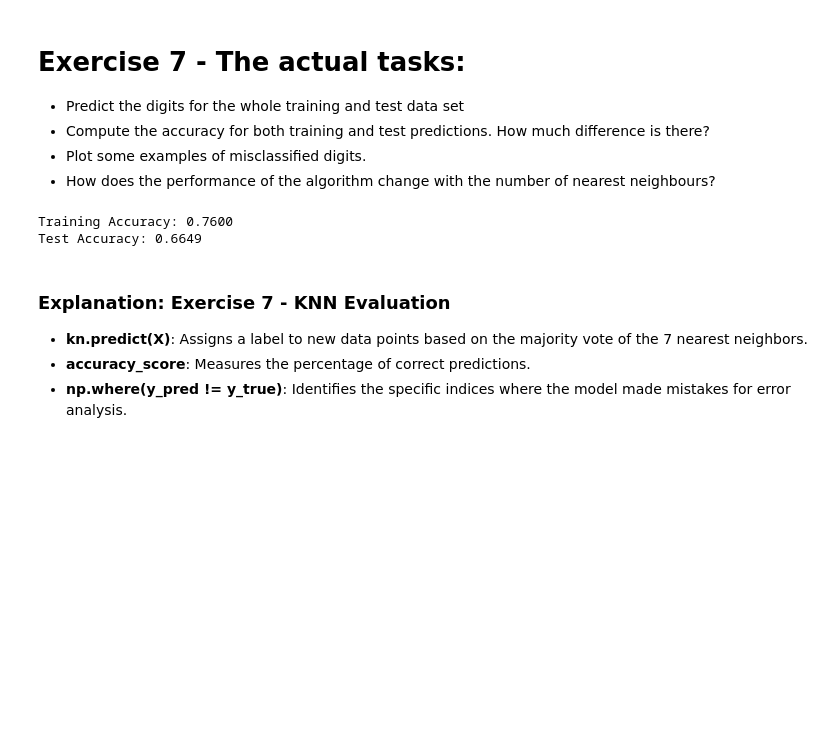
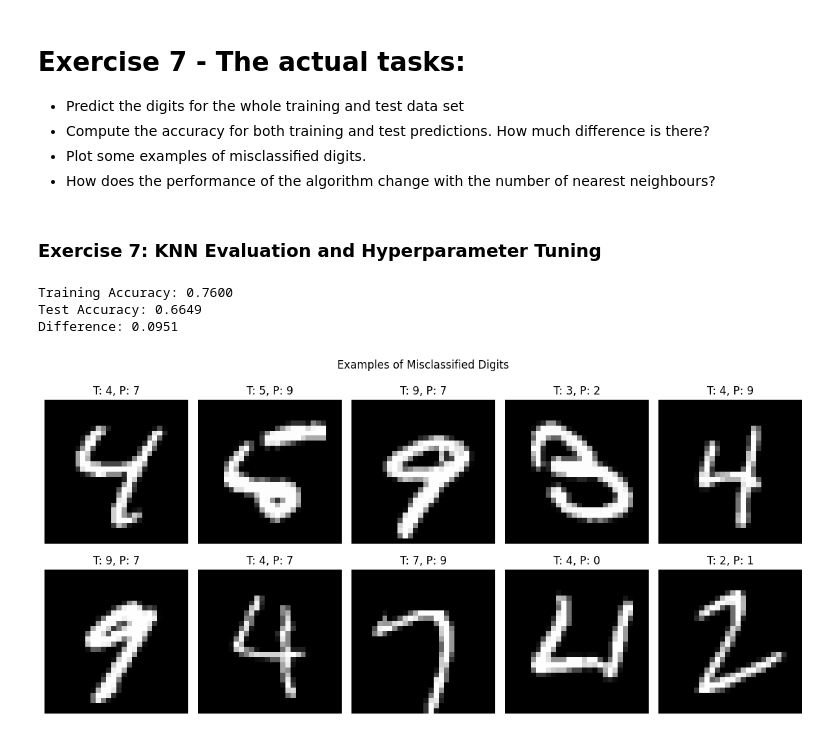
Before and after one commit to suyash206/IMAPP_Applied_-DL, a Jupyter notebook: Suyash_Jaiswal_exercise_0.ipynb, the cells around one changed output. Saved outputs shown, nothing was run; the diff lists cells and outputs as text; code cells hidden in the pictures; blank space fills up the shorter version.

```diff
--- a/Suyash_Jaiswal_exercise_0.ipynb
+++ b/Suyash_Jaiswal_exercise_0.ipynb
@@ -600,28 +606,41 @@ for r in range(rows):
 - Compute the accuracy for both training and test predictions. How much difference is there?
 - Plot some examples of misclassified digits.
 - How does the performance of the algorithm change with the number of nearest neighbours?
+# %% [markdown]
+### Exercise 7: KNN Evaluation and Hyperparameter Tuning
 # %%
-# Exercise 7: KNN Evaluation
 from sklearn.metrics import accuracy_score
 
-# kn.predict uses the trained neighbors to assign classes to new images
+# 1. Predict for whole training and test set
 y_train_pred = kn.predict(X_train)
 y_test_pred = kn.predict(images_test)
 
-# accuracy_score = correct_predictions / total_predictions
+# 2. Compute accuracy
 acc_train = accuracy_score(y_train, y_train_pred)
 acc_test = accuracy_score(digits_test, y_test_pred)
+
 print(f"Training Accuracy: {acc_train:.4f}")
 print(f"Test Accuracy: {acc_test:.4f}")
+print(f"Difference: {abs(acc_train - acc_test):.4f}")
 
-# Find indices where prediction != true label for error analysis
+# 3. Identify misclassified examples
 misclassified_idx = np.where(y_test_pred != digits_test)[0]
 # %% [output]
 Training Accuracy: 0.7600
 Test Accuracy: 0.6649
+Difference: 0.0951
-# %% [markdown]
-### Explanation: Exercise 7 - KNN Evaluation
-
-- **kn.predict(X)**: Assigns a label to new data points based on the majority vote of the 7 nearest neighbors.
-- **accuracy_score**: Measures the percentage of correct predictions.
-- **np.where(y_pred != y_true)**: Identifies the specific indices where the model made mistakes for error analysis.
+# %%
+# Plotting misclassified digits
+rows, cols = 2, 5
+fig, axes = plt.subplots(rows, cols, figsize=(12, 6))
+fig.suptitle('Examples of Misclassified Digits')
+
+for i, idx in enumerate(misclassified_idx[:10]):
+    ax = axes[i//cols, i%cols]
+    ax.imshow(images_test[idx].reshape(28, 28), cmap='gray')
+    ax.set_title(f"T: {digits_test[idx]}, P: {y_test_pred[idx]}")
+    ax.axis('off')
+plt.tight_layout()
+plt.show()
+# %% [output]
+[figure, added]
```
Also changed, not shown: parts of 5 cells of this notebook.
